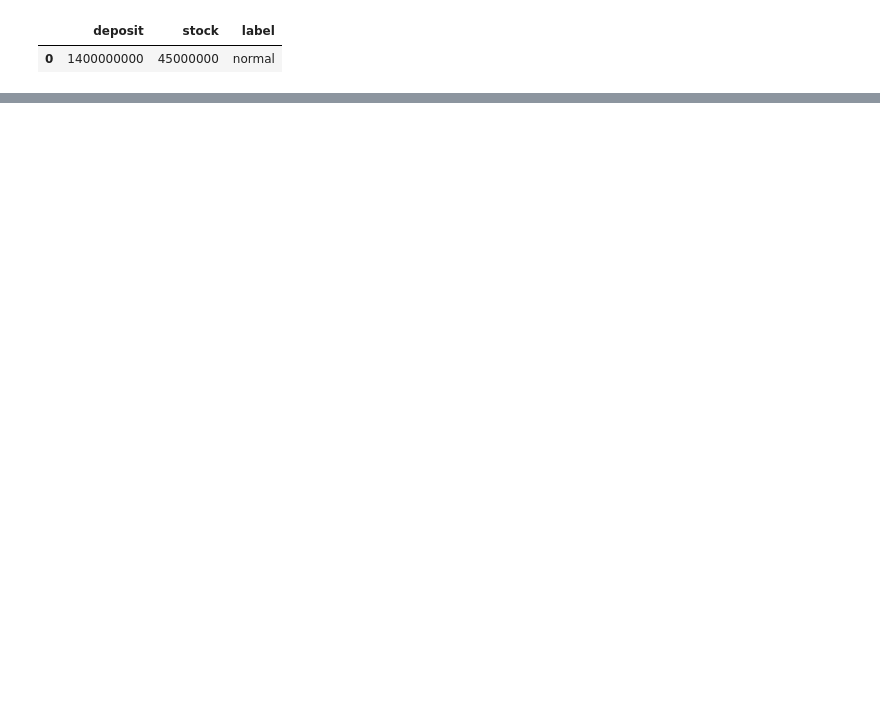
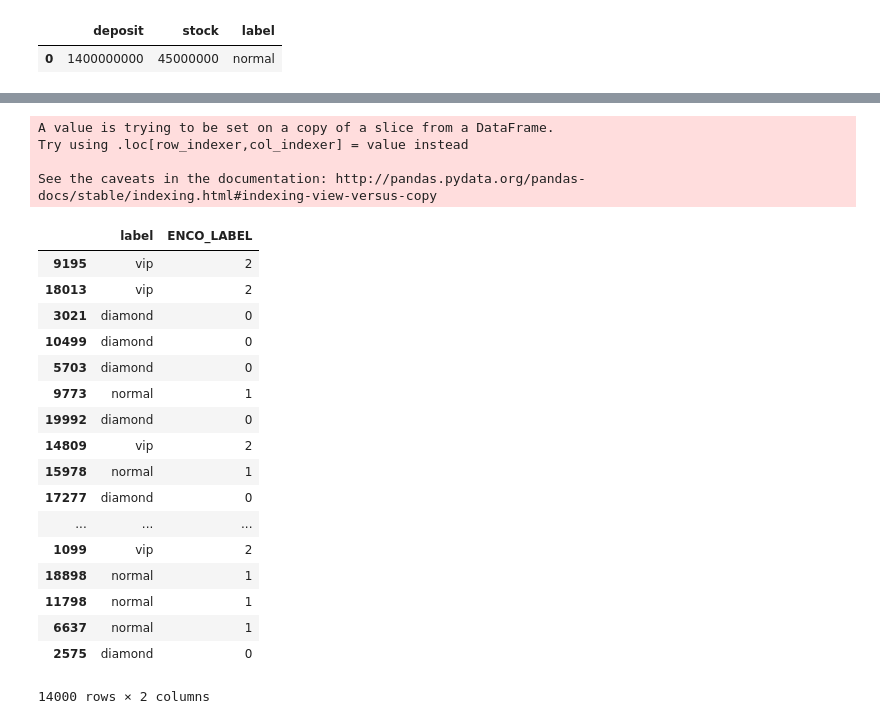
Before and after one commit to bearcho/sep3, a Jupyter notebook: 9월 4일 실습 오후.ipynb, the cells around one changed output, grey strips where cells are left out. Drawn from its saved outputs; the diff is of its cells as text; code cells hidden in the pictures; blank space fills up the shorter version.

```diff
--- a/9월 4일 실습 오후.ipynb
+++ b/9월 4일 실습 오후.ipynb
@@ -16,4 +29,4 @@ labelCol = ['label']
 featuresData = csData[featuresCol]
 labelData = csData[labelCol]
 ### train_test_split 함수를 활용해 feature / label 데이터 자동 분리 7:3
-feature_train, feature_test, label_train, label_test = train_test_split(featuresData, labelData, test_size = 0.3)
+trainingData_feature, testData_feature, trainingData_label, testData_label = train_test_split(featuresData, labelData, test_size = 0.3, random_state=2)
@@ -19,0 +47,28 @@ feature_train, feature_test, label_train, label_test = train_test_split(features
+# %%
+le_pro = LabelEncoder()
+trainingData_label["ENCO_LABEL"] = le_pro.fit_transform(trainingData_label.label)
+
+trainingData_label
+# %% [output]
+A value is trying to be set on a copy of a slice from a DataFrame.
+Try using .loc[row_indexer,col_indexer] = value instead
+
+See the caveats in the documentation: http://pandas.pydata.org/pandas-docs/stable/indexing.html#indexing-view-versus-copy
+|  | label | ENCO_LABEL |
+| 9195 | vip | 2 |
+| 18013 | vip | 2 |
+| 3021 | diamond | 0 |
+| 10499 | diamond | 0 |
+| 5703 | diamond | 0 |
+| 9773 | normal | 1 |
+| 19992 | diamond | 0 |
+| 14809 | vip | 2 |
+| 15978 | normal | 1 |
+| 17277 | diamond | 0 |
+| ... | ... | ... |
+| 1099 | vip | 2 |
+| 18898 | normal | 1 |
+| 11798 | normal | 1 |
+| 6637 | normal | 1 |
+| 2575 | diamond | 0 |
+14000 rows × 2 columns
```
Also changed, not shown: parts of 13 cells of this notebook, 3 other files.
